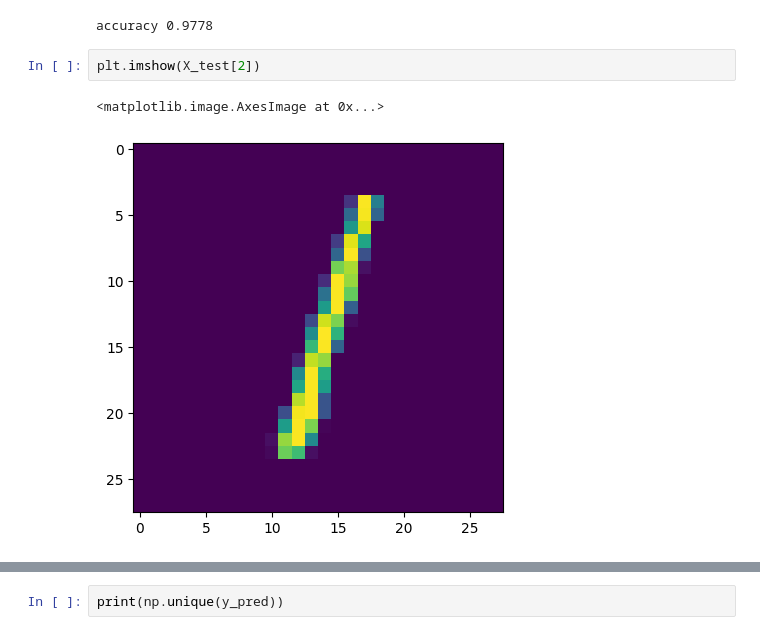
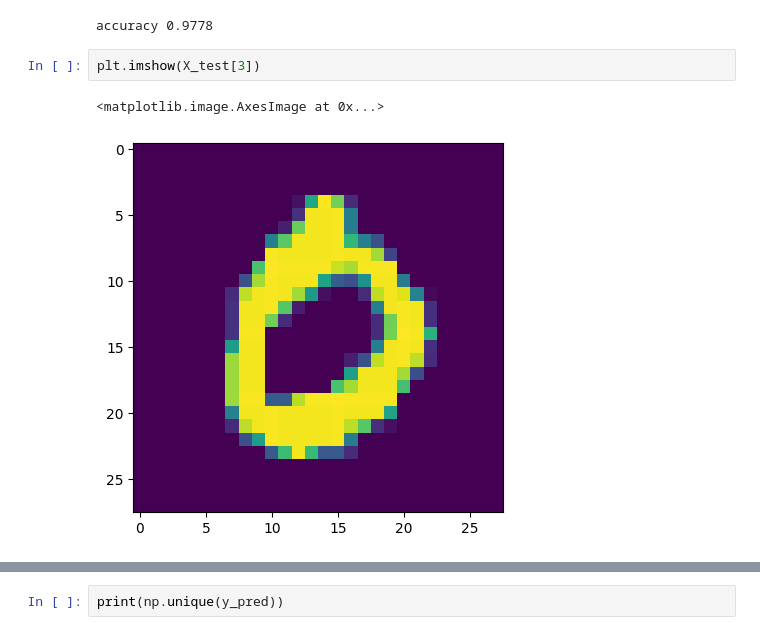
Before and after one commit to harshbhatt15/Deep_Learning, a Jupyter notebook: Artificial_Neuron_Network (ANN)/Classification/Multi-class/Digit-classification/digi-classi.ipynb, the cells around one changed output, grey strips where cells are left out. Cells and saved outputs as stored; diff of their text form.

```diff
--- a/Artificial_Neuron_Network (ANN)/Classification/Multi-class/Digit-classification/digi-classi.ipynb
+++ b/Artificial_Neuron_Network (ANN)/Classification/Multi-class/Digit-classification/digi-classi.ipynb
@@ -185,8 +185,8 @@ print("accuracy",accuracy)
 # %% [output]
 accuracy 0.9778
 # %%
-plt.imshow(X_test[2])
+plt.imshow(X_test[3])
 # %% [output]
 <matplotlib.image.AxesImage at 0x...>
-[figure, old version]
+[figure, new version]
 # %%
```
Also changed, not shown: parts of 1 cell of this notebook.
